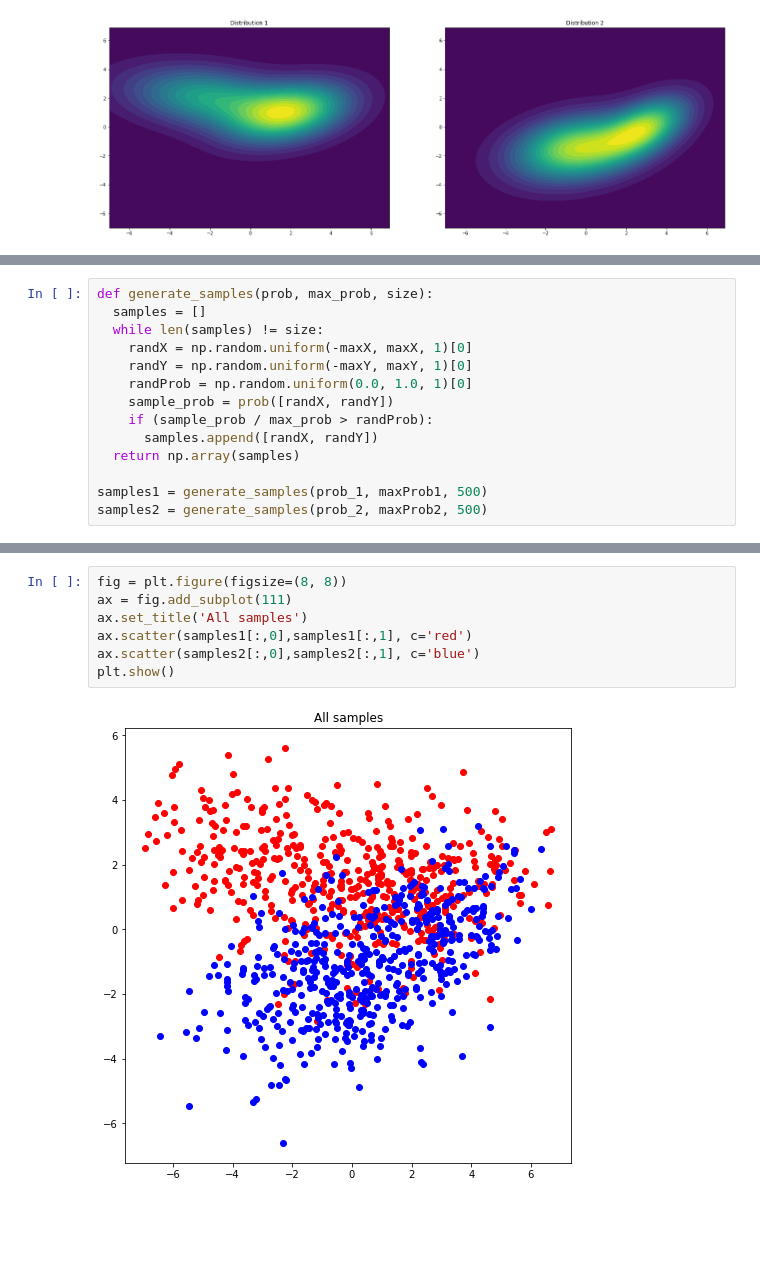
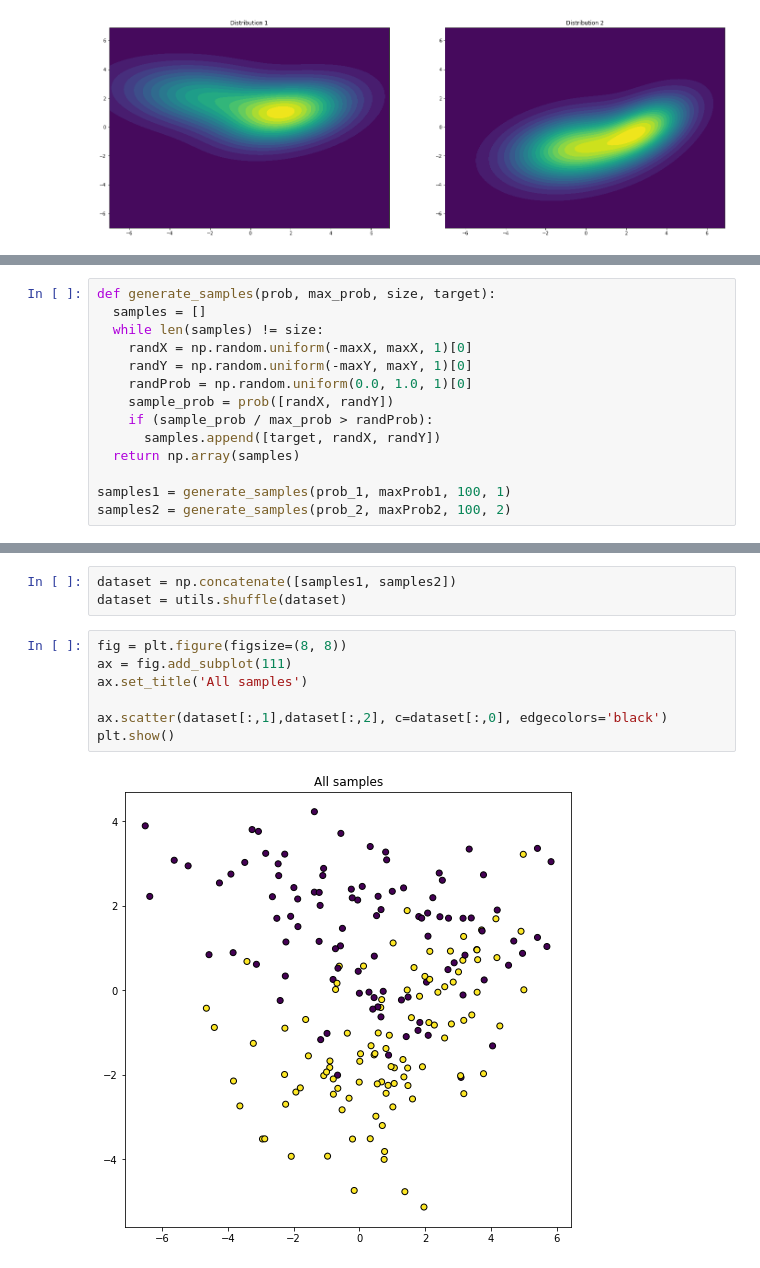
Before and after one commit to pishchev/RGR, a Jupyter notebook: RGR.ipynb, the cells around one changed output, grey strips where cells are left out. Cells and saved outputs as stored; diff of their text form; blank space fills up the shorter version.

Commit message:
united samples to dataset

```diff
--- a/RGR.ipynb
+++ b/RGR.ipynb
@@ -49,5 +52,5 @@ plt.show()
 # %%
-def generate_samples(prob, max_prob, size):
+def generate_samples(prob, max_prob, size, target):
   samples = []
   while len(samples) != size:
     randX = np.random.uniform(-maxX, maxX, 1)[0]
@@ -55,11 +58,11 @@ def generate_samples(prob, max_prob, size):
     randProb = np.random.uniform(0.0, 1.0, 1)[0]
     sample_prob = prob([randX, randY])
     if (sample_prob / max_prob > randProb):
-      samples.append([randX, randY])
+      samples.append([target, randX, randY])
   return np.array(samples)
 
-samples1 = generate_samples(prob_1, maxProb1, 500)
-samples2 = generate_samples(prob_2, maxProb2, 500)
+samples1 = generate_samples(prob_1, maxProb1, 100, 1)
+samples2 = generate_samples(prob_2, maxProb2, 100, 2)
 # %%
 fig = plt.figure(figsize=(24, 8))
 
@@ -79,9 +82,12 @@ plt.show()
+# %%
+dataset = np.concatenate([samples1, samples2])
+dataset = utils.shuffle(dataset)
 # %%
 fig = plt.figure(figsize=(8, 8))
 ax = fig.add_subplot(111)
 ax.set_title('All samples')
-ax.scatter(samples1[:,0],samples1[:,1], c='red')
-ax.scatter(samples2[:,0],samples2[:,1], c='blue')
+
+ax.scatter(dataset[:,1],dataset[:,2], c=dataset[:,0], edgecolors='black')
 plt.show()
 # %% [output]
-[figure, old version]
+[figure, new version]
```
Also changed, not shown: parts of 3 cells of this notebook.
